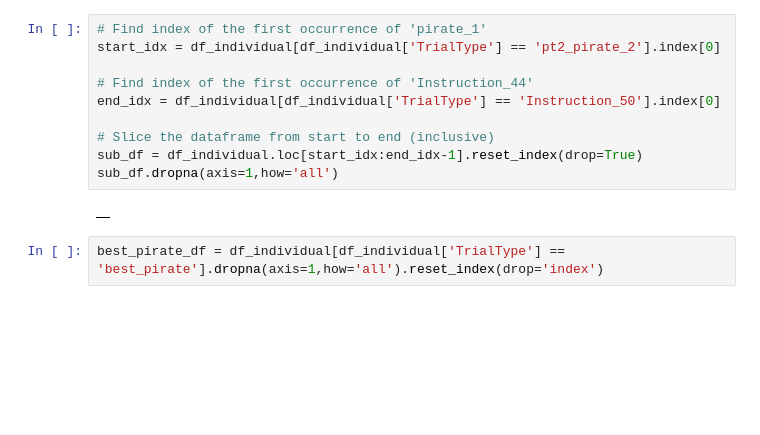
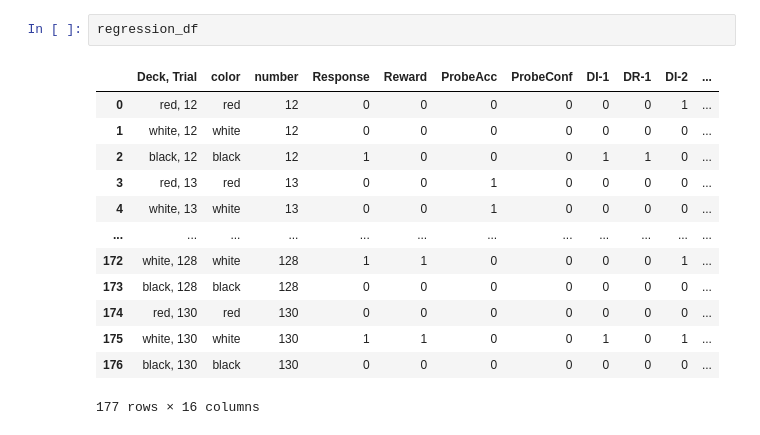
Before and after one commit to RohinPalsule/CB-PsychoPy, a Jupyter notebook: run_exp/kidGB_analysis.ipynb, the cells around one changed output. Drawn from its saved outputs; the diff is of its cells as text; blank space fills up the shorter version.

```diff
--- a/run_exp/kidGB_analysis.ipynb
+++ b/run_exp/kidGB_analysis.ipynb
@@ -246,14 +289,16 @@ regression_df
-# %%
-# Find index of the first occurrence of 'pirate_1'
-start_idx = df_individual[df_individual['TrialType'] == 'pt2_pirate_2'].index[0]
-
-# Find index of the first occurrence of 'Instruction_44'
-end_idx = df_individual[df_individual['TrialType'] == 'Instruction_50'].index[0]
-
-# Slice the dataframe from start to end (inclusive)
-sub_df = df_individual.loc[start_idx:end_idx-1].reset_index(drop=True)
-sub_df.dropna(axis=1,how='all')
-# %% [output]
-|  |
-# %%
-best_pirate_df = df_individual[df_individual['TrialType'] == 'best_pirate'].dropna(axis=1,how='all').reset_index(drop='index')
+# %%
+regression_df
+# %% [output]
+|  | Deck, Trial | color | number | Response | Reward | ProbeAcc | ProbeConf | DI-1 | DR-1 | DI-2 | ... |
+| 0 | red, 12 | red | 12 | 0 | 0 | 0 | 0 | 0 | 0 | 1 | ... |
+| 1 | white, 12 | white | 12 | 0 | 0 | 0 | 0 | 0 | 0 | 0 | ... |
+| 2 | black, 12 | black | 12 | 1 | 0 | 0 | 0 | 1 | 1 | 0 | ... |
+| 3 | red, 13 | red | 13 | 0 | 0 | 1 | 0 | 0 | 0 | 0 | ... |
+| 4 | white, 13 | white | 13 | 0 | 0 | 1 | 0 | 0 | 0 | 0 | ... |
+| ... | ... | ... | ... | ... | ... | ... | ... | ... | ... | ... | ... |
+| 172 | white, 128 | white | 128 | 1 | 1 | 0 | 0 | 0 | 0 | 1 | ... |
+| 173 | black, 128 | black | 128 | 0 | 0 | 0 | 0 | 0 | 0 | 0 | ... |
+| 174 | red, 130 | red | 130 | 0 | 0 | 0 | 0 | 0 | 0 | 0 | ... |
+| 175 | white, 130 | white | 130 | 1 | 1 | 0 | 0 | 1 | 0 | 1 | ... |
+| 176 | black, 130 | black | 130 | 0 | 0 | 0 | 0 | 0 | 0 | 0 | ... |
+177 rows × 16 columns
```
Also changed, not shown: parts of 20 cells of this notebook, 11 other files.
